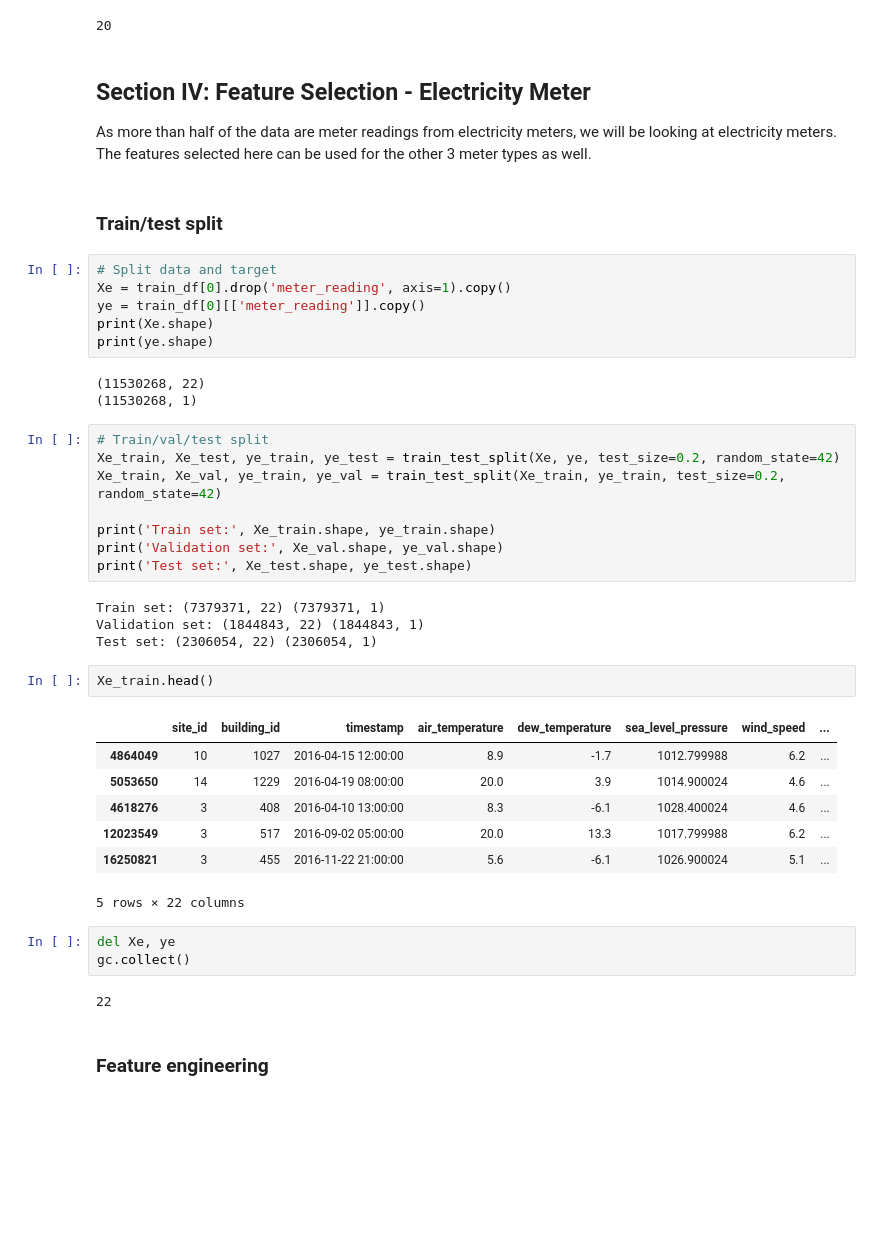
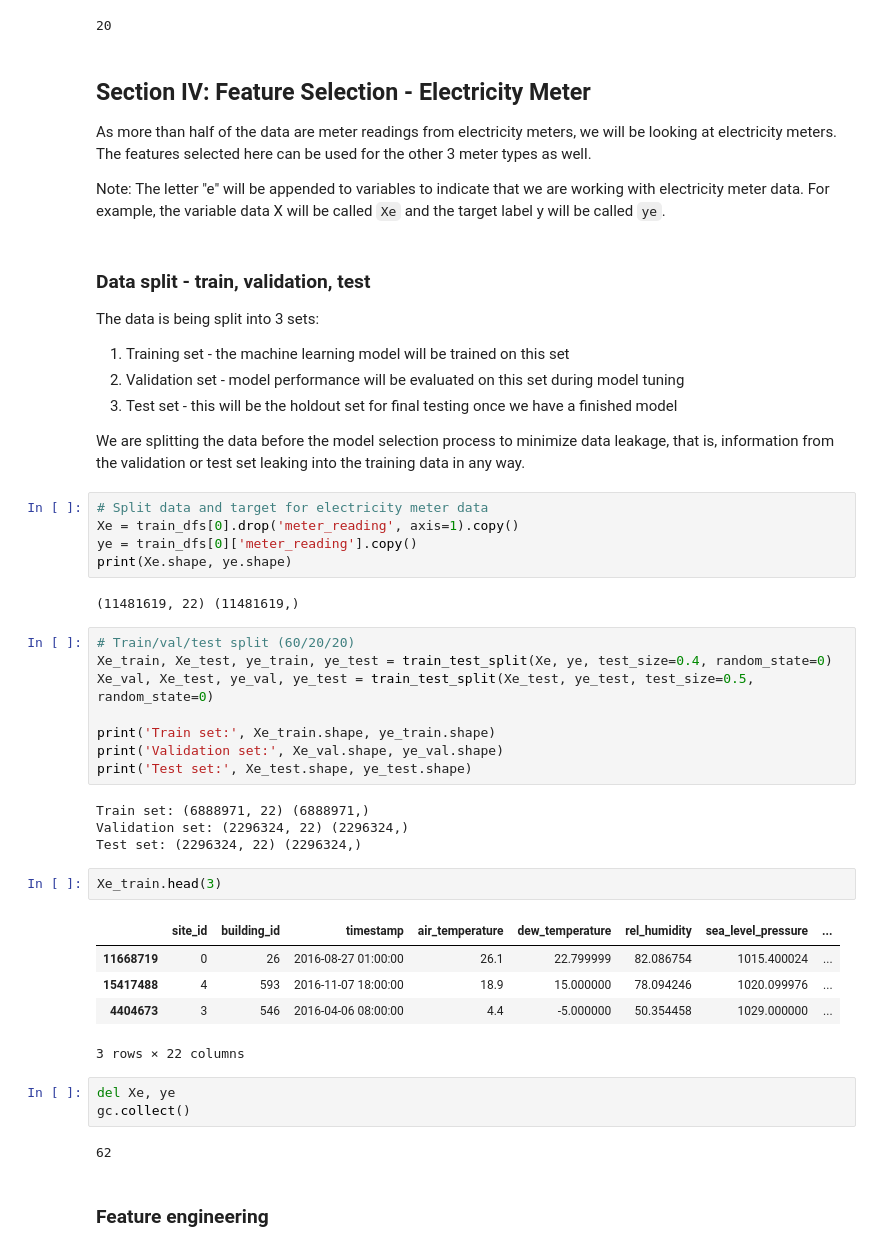
Before and after one commit to tri-bui/energy-predictor, a Jupyter notebook: notebooks/03-featurization.ipynb, the cells around one changed output. Drawn from its saved outputs; the diff is of its cells as text; blank space fills up the shorter version.

Commit message:
Add notes to data split in notebook 03

```diff
--- a/notebooks/03-featurization.ipynb
+++ b/notebooks/03-featurization.ipynb
@@ -337,44 +337,49 @@ gc.collect()
 ## Section IV: Feature Selection - Electricity Meter
 
 As more than half of the data are meter readings from electricity meters, we will be looking at electricity meters. The features selected here can be used for the other 3 meter types as well.
+
+Note: The letter "e" will be appended to variables to indicate that we are working with electricity meter data. For example, the variable data X will be called `Xe` and the target label y will be called `ye`.
-# %% [markdown]
-### Train/test split
+# %% [markdown]
+### Data split - train, validation, test
+
+The data is being split into 3 sets:
+1. Training set - the machine learning model will be trained on this set
+2. Validation set - model performance will be evaluated on this set during model tuning
+3. Test set - this will be the holdout set for final testing once we have a finished model
+
+We are splitting the data before the model selection process to minimize data leakage, that is, information from the validation or test set leaking into the training data in any way.
 # %%
-# Split data and target
-Xe = train_df[0].drop('meter_reading', axis=1).copy()
-ye = train_df[0][['meter_reading']].copy()
-print(Xe.shape)
-print(ye.shape)
+# Split data and target for electricity meter data
+Xe = train_dfs[0].drop('meter_reading', axis=1).copy()
+ye = train_dfs[0]['meter_reading'].copy()
+print(Xe.shape, ye.shape)
 # %% [output]
-(11530268, 22)
-(11530268, 1)
+(11481619, 22) (11481619,)
 # %%
-# Train/val/test split
-Xe_train, Xe_test, ye_train, ye_test = train_test_split(Xe, ye, test_size=0.2, random_state=42)
-Xe_train, Xe_val, ye_train, ye_val = train_test_split(Xe_train, ye_train, test_size=0.2, random_state=42)
+# Train/val/test split (60/20/20)
+Xe_train, Xe_test, ye_train, ye_test = train_test_split(Xe, ye, test_size=0.4, random_state=0)
+Xe_val, Xe_test, ye_val, ye_test = train_test_split(Xe_test, ye_test, test_size=0.5, random_state=0)
 
 print('Train set:', Xe_train.shape, ye_train.shape)
 print('Validation set:', Xe_val.shape, ye_val.shape)
 print('Test set:', Xe_test.shape, ye_test.shape)
 # %% [output]
-Train set: (7379371, 22) (7379371, 1)
-Validation set: (1844843, 22) (1844843, 1)
-Test set: (2306054, 22) (2306054, 1)
+Train set: (6888971, 22) (6888971,)
+Validation set: (2296324, 22) (2296324,)
+Test set: (2296324, 22) (2296324,)
 # %%
-Xe_train.head()
+Xe_train.head(3)
 # %% [output]
-|  | site_id | building_id | timestamp | air_temperature | dew_temperature | sea_level_pressure | wind_speed | ... |
-| 4864049 | 10 | 1027 | 2016-04-15 12:00:00 | 8.9 | -1.7 | 1012.799988 | 6.2 | ... |
-| 5053650 | 14 | 1229 | 2016-04-19 08:00:00 | 20.0 | 3.9 | 1014.900024 | 4.6 | ... |
-| 4618276 | 3 | 408 | 2016-04-10 13:00:00 | 8.3 | -6.1 | 1028.400024 | 4.6 | ... |
-| 12023549 | 3 | 517 | 2016-09-02 05:00:00 | 20.0 | 13.3 | 1017.799988 | 6.2 | ... |
-| 16250821 | 3 | 455 | 2016-11-22 21:00:00 | 5.6 | -6.1 | 1026.900024 | 5.1 | ... |
+|  | site_id | building_id | timestamp | air_temperature | dew_temperature | rel_humidity | sea_level_pressure | ... |
+| 11668719 | 0 | 26 | 2016-08-27 01:00:00 | 26.1 | 22.799999 | 82.086754 | 1015.400024 | ... |
+| 15417488 | 4 | 593 | 2016-11-07 18:00:00 | 18.9 | 15.000000 | 78.094246 | 1020.099976 | ... |
+| 4404673 | 3 | 546 | 2016-04-06 08:00:00 | 4.4 | -5.000000 | 50.354458 | 1029.000000 | ... |
-5 rows × 22 columns
+3 rows × 22 columns
 # %%
 del Xe, ye
 gc.collect()
 # %% [output]
-22
+62
 # %% [markdown]
 ### Feature engineering
 # %%
```
